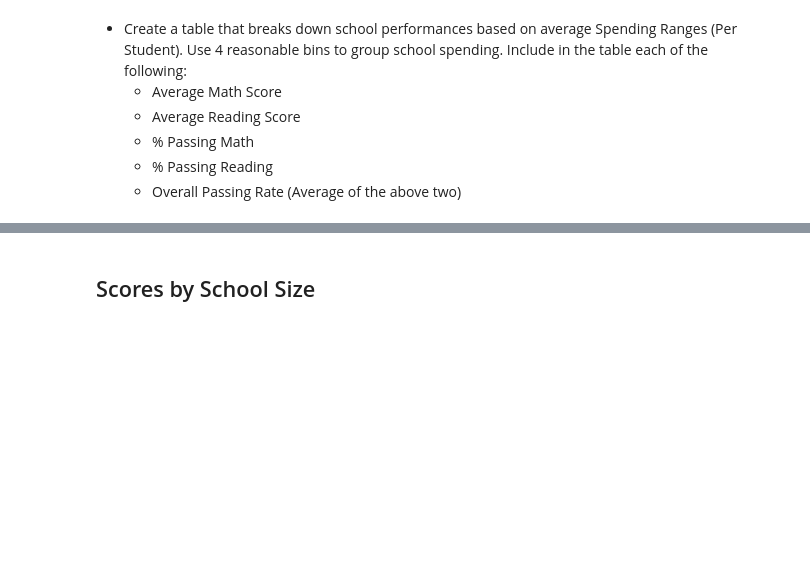
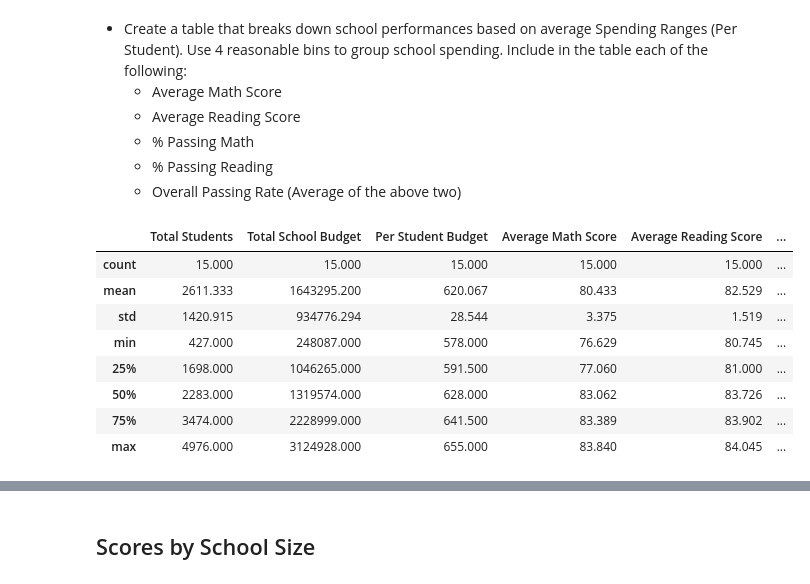
Before and after one commit to KellySKwon/Homework, a Jupyter notebook: Homework4/PyCitySchools_starter.ipynb, the cells around one changed output, grey strips where cells are left out. Saved outputs shown, nothing was run; the diff lists cells and outputs as text; code cells hidden in the pictures; blank space fills up the shorter version.

```diff
--- a/Homework4/PyCitySchools_starter.ipynb
+++ b/Homework4/PyCitySchools_starter.ipynb
@@ -226,8 +226,8 @@ merge_df2 = merge_df1.merge(mathPass_df,on='school_name')
 merge_df3 = merge_df2.merge(readingPass_df,on='school_name')
 
 #Calculate average passing scores
-merge_df3['% Passing Math'] = merge_df3['Total Students with Passing Math Scores']/merge_df3['Total Students']
-merge_df3['% Passing Reading'] = merge_df3['Total Students with Passing Reading Scores']/merge_df3['Total Students']
+merge_df3['% Passing Math'] = 100*(merge_df3['Total Students with Passing Math Scores']/merge_df3['Total Students'])
+merge_df3['% Passing Reading'] = 100*(merge_df3['Total Students with Passing Reading Scores']/merge_df3['Total Students'])
 merge_df3['% Overall Passing Rate'] = (merge_df3['% Passing Math'] + merge_df3['% Passing Reading'])/2
 merge_df3.head()
 # %% [output]
@@ -407,0 +421,27 @@ group_names = ["<$585", "$585-615", "$615-645", "$645-675"]
+# %%
+#Create a new School Summary without formatting
+schoolSummary_df2 = merge_df3[[
+    'school_name',
+    'School Type',
+    'Total Students',
+    'Total School Budget',
+    'Per Student Budget',
+    'Average Math Score',
+    'Average Reading Score',
+    '% Passing Math',
+    '% Passing Reading',
+    '% Overall Passing Rate']].set_index('school_name')
+schoolScores = schoolSummary_df2.reset_index()
+schoolScores
+#View summary statistics for schoolSummary data
+schoolScores.describe()
+# %% [output]
+|  | Total Students | Total School Budget | Per Student Budget | Average Math Score | Average Reading Score | ... |
+| count | 15.000 | 15.000 | 15.000 | 15.000 | 15.000 | ... |
+| mean | 2611.333 | 1643295.200 | 620.067 | 80.433 | 82.529 | ... |
+| std | 1420.915 | 934776.294 | 28.544 | 3.375 | 1.519 | ... |
+| min | 427.000 | 248087.000 | 578.000 | 76.629 | 80.745 | ... |
+| 25% | 1698.000 | 1046265.000 | 591.500 | 77.060 | 81.000 | ... |
+| 50% | 2283.000 | 1319574.000 | 628.000 | 83.062 | 83.726 | ... |
+| 75% | 3474.000 | 2228999.000 | 641.500 | 83.389 | 83.902 | ... |
+| max | 4976.000 | 3124928.000 | 655.000 | 83.840 | 84.045 | ... |
```
Also changed, not shown: parts of 11 cells of this notebook.
